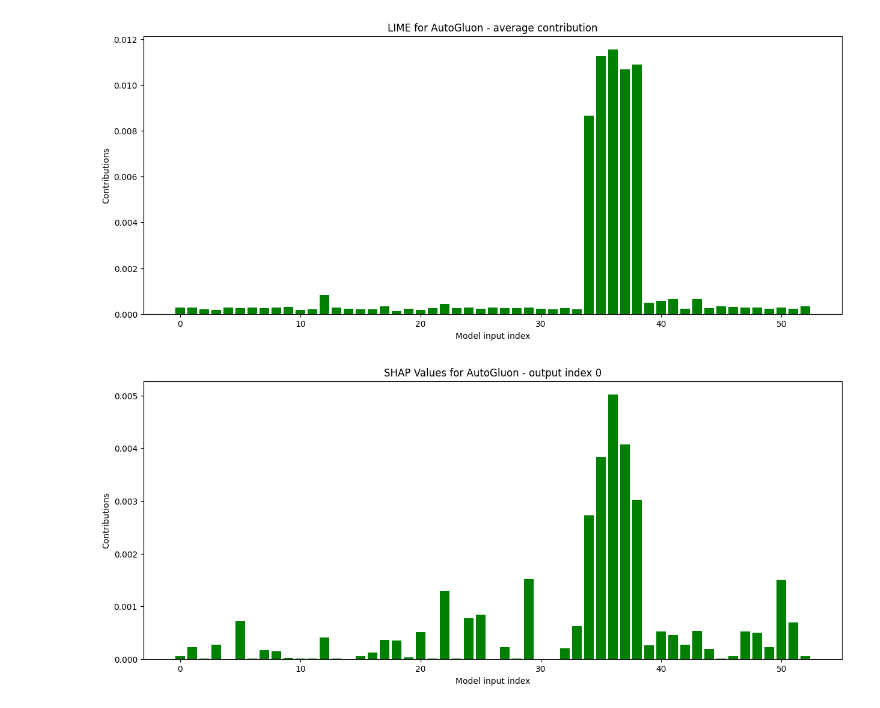
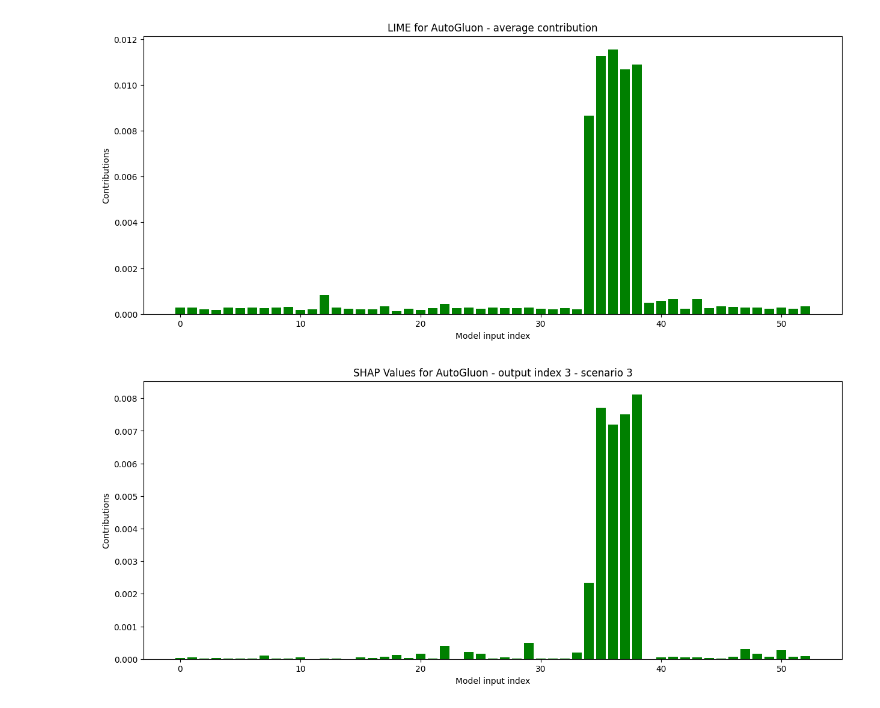
Before and after one commit to CarachinoAlessio/Explainable-AutoML-driven-State-Etimators, a Jupyter notebook: net18/script_net18_autogloun.ipynb, the cells around one changed output. Drawn from its saved outputs; the diff is of its cells as text; code cells hidden in the pictures.

```diff
--- a/net18/script_net18_autogloun.ipynb
+++ b/net18/script_net18_autogloun.ipynb
@@ -348,7 +348,7 @@ import matplotlib.pyplot as plt
 
 
 np.random.seed(42)
-scenario = 1
+scenario = 3
 case = 1
 
 s1_c1_data = get_data_by_scenario_and_case(scenario, case)
@@ -357,36 +357,36 @@ x_hat = s1_c1_data[1]
 y_all = s1_c1_data[2]
 y_hat_all = s1_c1_data[3]
 
-node_index = 0
-predictor = models[node_index] # I want to explain state estimation for node at index 0
+node_index = 3
+predictor = models[node_index] # I want to explain state estimation for node at index 3
 columns_names = in_columns + [out_columns[node_index]]
 
 x = in_columns
 y = out_columns[node_index]
 
 predictor = models[node_index]
 
 
 def wrapped_model(x):
     x = pd.DataFrame(x, columns=columns_names[:-1])
     preds = predictor.predict(x)
     return preds
 
 
 to_be_explained = x_hat
 random_indices = np.random.choice(test_x.shape[0], size=100, replace=False)
 explainer = shap.KernelExplainer(wrapped_model, train_x[random_indices])
 shap_values = explainer.shap_values(to_be_explained)
 relevance = abs(shap_values.ravel())
 
 x_positions = np.arange(len(relevance))
 plt.figure(figsize=(15,6))
 plt.bar(x_positions, relevance, color='green')
 plt.xlabel('Model input index')
 plt.ylabel('Contributions')
-plt.title(f'SHAP Values for AutoGluon - output index {node_index}')
+plt.title(f'SHAP Values for AutoGluon - output index {node_index} - scenario {scenario}')
 #plt.xticks(x_positions, ['A', 'B', 'C', 'D', 'E'])
 
 plt.show()
 # %% [output]
-[figure, old version]
+[figure, new version]
```
Also changed, not shown: parts of 3 cells of this notebook, 36 other files.
